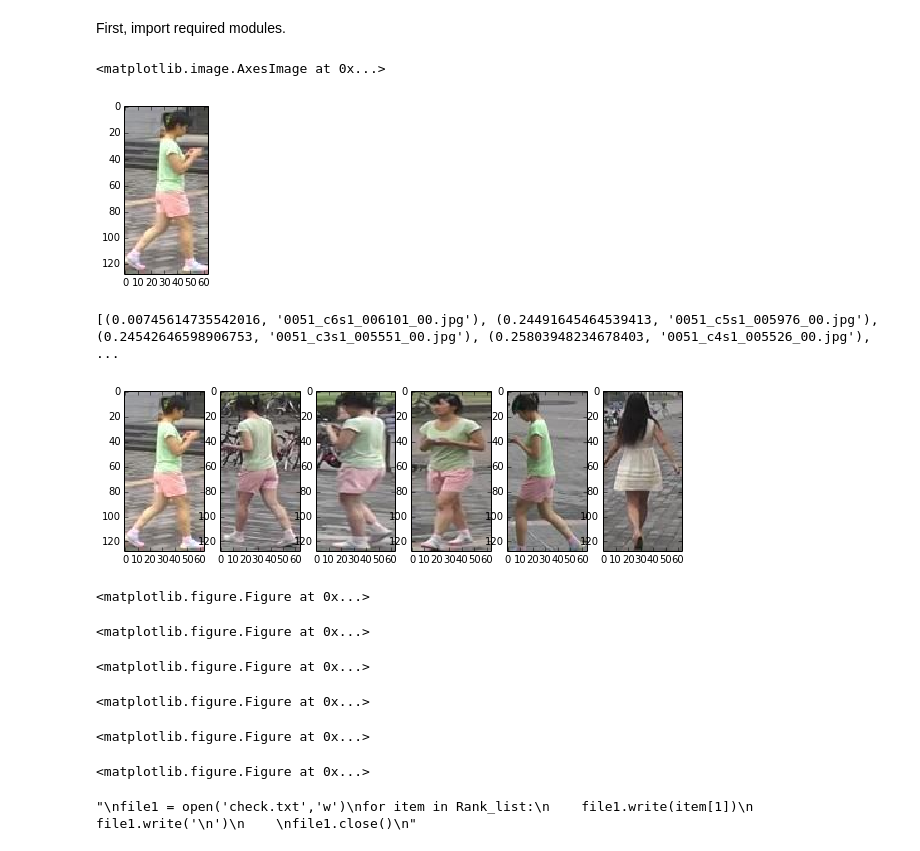
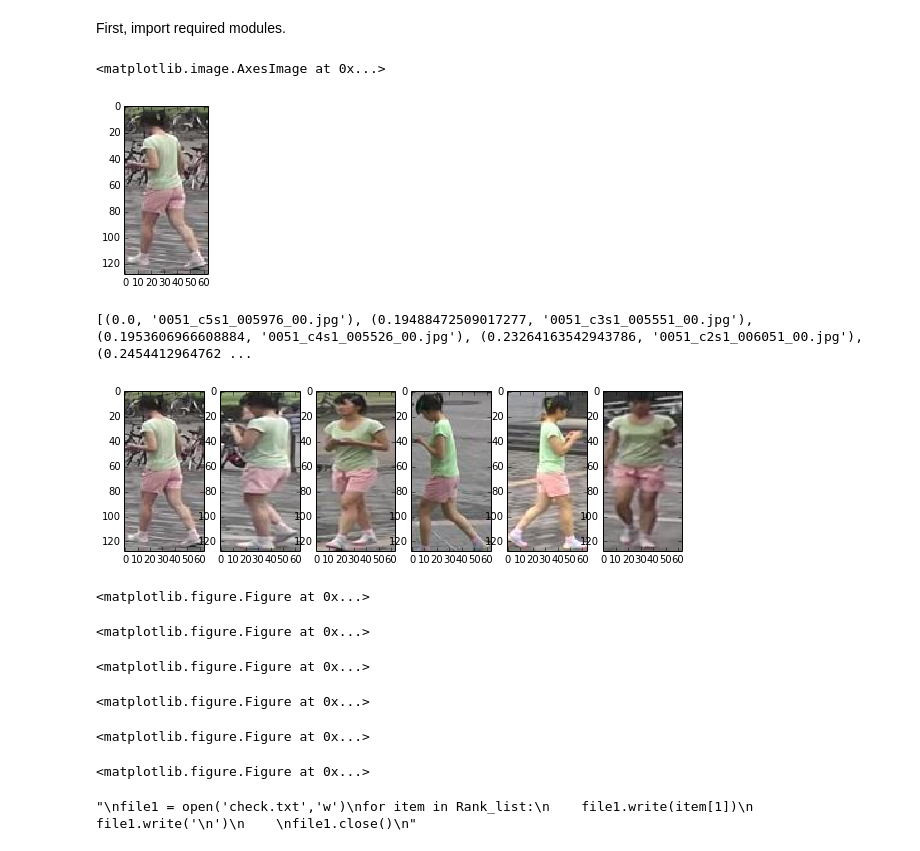
Before and after one commit to agjayant/caffe-Person-ReID, a Jupyter notebook: rank_scripts/PersonReID_Market_Ranking.ipynb, the cells around one changed output. Saved outputs shown, nothing was run; the diff lists cells and outputs as text; code cells hidden in the pictures.

Commit message:
market CMC notebook

```diff
--- a/rank_scripts/PersonReID_Market_Ranking.ipynb
+++ b/rank_scripts/PersonReID_Market_Ranking.ipynb
@@ -27,9 +38,8 @@ import os
 caffe.set_device(0)
 caffe.set_mode_gpu()
 net = caffe.Net(caffe_root +  'examples/_temp/unsup_net_deploy.prototxt',
-                caffe_root + 'rank_scripts/models2/_iter_1000.caffemodel',
-                caffe.TEST)
-# input preprocessing: 'data' is the name of the input blob == net.inputs[0]
+                caffe_root + 'rank_scripts/models2/_iter_100.caffemodel',
+                caffe.TEST)# input preprocessing: 'data' is the name of the input blob == net.inputs[0]
 transformer = caffe.io.Transformer({'data': net.blobs['data'].data.shape})
 transformer.set_transpose('data', (2,0,1))
 transformer.set_mean('data', np.load(caffe_root + 'rank_scripts/market_train_mean.npy').mean(1).mean(1)) # mean pixel
@@ -39,15 +49,15 @@ transformer.set_channel_swap('data', (2,1,0))  # the reference model has channel
 # set net to batch size of 100
 net.blobs['data'].reshape(100,3,64,64)
 # %%
-query_image_path = 'rank_scripts/images_market/0051_c6s1_006101_00.jpg'
+query_image_path = 'rank_scripts/images_market/0051_c5s1_005976_00.jpg'
 query_image = caffe.io.load_image(caffe_root + query_image_path)
 net.blobs['data'].data[...] = transformer.preprocess('data', query_image)
 out = net.forward()
 vector_query = out['fc7']
 plt.figure(figsize=(3,3))
 plt.imshow(query_image)
 # %% [output]
 <matplotlib.image.AxesImage at 0x...>
-[figure, old version]
+[figure, new version]
 # %%
 #print vector_query[49][1023]
@@ -97,7 +96,7 @@ for image in images_list:
 
 print Rank_list
 # %% [output]
-[(0.00745614735542016, '0051_c6s1_006101_00.jpg'), (0.24491645464539413, '0051_c5s1_005976_00.jpg'), (0.24542646598906753, '0051_c3s1_005551_00.jpg'), (0.25803948234678403, '0051_c4s1_005526_00.jpg'), ...
+[(0.0, '0051_c5s1_005976_00.jpg'), (0.19488472509017277, '0051_c3s1_005551_00.jpg'), (0.1953606966608884, '0051_c4s1_005526_00.jpg'), (0.23264163542943786, '0051_c2s1_006051_00.jpg'), (0.2454412964762 ...
 # %%
 fig,axs = plt.subplots (nrows=1,ncols=len(Rank_list))
 i=0
@@ -110,7 +109,7 @@ for item in Rank_list:
     axs[i].imshow(new_image)
     i=i+1
 # %% [output]
-[figure, old version]
+[figure, new version]
 <matplotlib.figure.Figure at 0x...>
 <matplotlib.figure.Figure at 0x...>
 <matplotlib.figure.Figure at 0x...>
```
Also changed, not shown: parts of 2 cells of this notebook, 2 other files.
